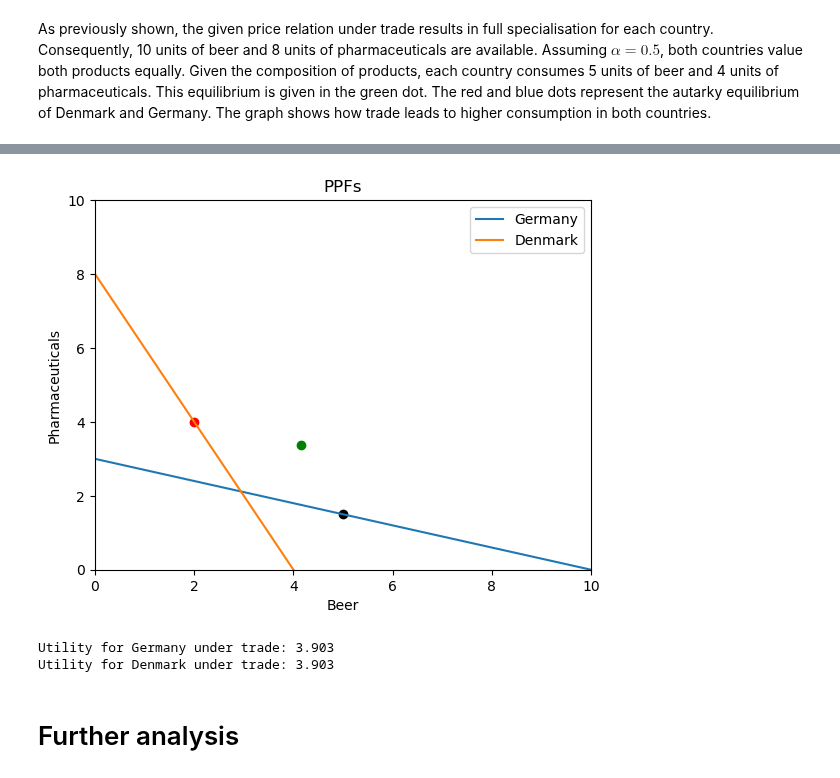
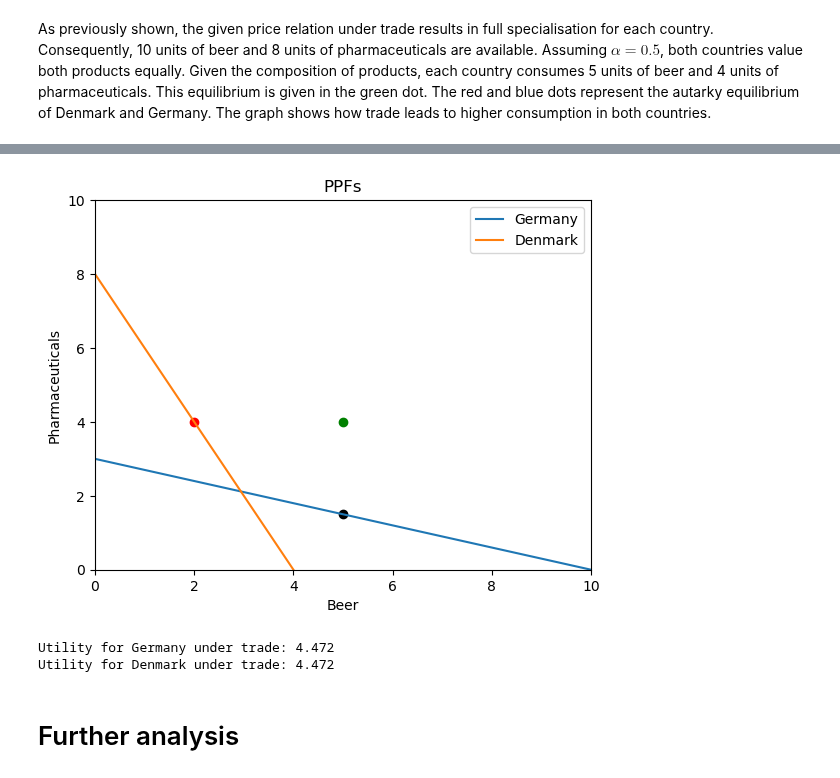
Before and after one commit to NumEconCopenhagen/projects-2023-mes, a Jupyter notebook: modelproject/modelproject.ipynb, the cells around one changed output, grey strips where cells are left out. Drawn from its saved outputs; the diff is of its cells as text; code cells hidden in the pictures.

```diff
--- a/modelproject/modelproject.ipynb
+++ b/modelproject/modelproject.ipynb
@@ -268,11 +271,11 @@ model = RicardianModelClass()
 
 # A.1 Insert values for alpha, a_1^DK and a_2^DK
 alpha = 0.5
-model.a1_dk = 4
-model.a2_dk = 8
+a1_d = 4
+a2_d = 8
 
 # A.2 Running the solver for the optimal consumption
-model.optimal_c1, model.optimal_c2 = model.optimize_autarky(alpha, model.a1_dk, model.a2_dk)
+model.optimal_c1, model.optimal_c2 = model.optimize_autarky(alpha, a1_d, a2_d)
 
 # A.3 Print the optimal values of c1 and c2
 print(f"Optimal value of c1 in Denmark: {model.optimal_c1:.3f}")
@@ -284,7 +287,7 @@ print(f"The Utility for Denmark is: {uDK:.3f}")
 
 
 # B. Visualize PPF
-model.ppf_plot_individual(model.a1_dk, model.a2_dk, model.optimal_c1, model.optimal_c2)
+model.ppf_plot_individual(a1_d, a2_d, model.optimal_c1, model.optimal_c2)
 plt.show()
 # %% [output]
 Optimal value of c1 in Denmark: 2.001
@@ -308,8 +311,8 @@ a1_val = 10 # Productivity G in good 1
 a_2_val = 8 # Productivity DK in good 2
 a1_g = 10 # Productivity G in good 1
 a2_g = 3 # Productivity G in good 2
-a1_dk = 4 # Productivity DK in good 1
-a2_dk = 8 # Productivity DK in good 2
+a1_d = 4 # Productivity DK in good 1
+a2_d = 8 # Productivity DK in good 2
 
 # B. Calculate the world price
 price_world = world_p_func(alpha_vec, L_val, L__val, a1_val, a_2_val)
@@ -318,12 +321,12 @@ price_world = world_p_func(alpha_vec, L_val, L__val, a1_val, a_2_val)
 autarky_price_g =  a2_g/a1_g
 
 # D. Calculate the autarky price for good 1 in Denmark
-autarky_price_dk = a2_dk/a1_dk
+autarky_price_d = a2_d/a1_d
 
 # E. Print the Prices
 print(f"The world price is: {price_world:.3f}")
 print(f"The autarky price for Germany in good 1 is: {autarky_price_g:.3f}")
-print(f"The autarky price for Denmark in good 1 is: {autarky_price_dk:.3f}")
+print(f"The autarky price for Denmark in good 1 is: {autarky_price_d:.3f}")
 # %% [output]
 The world price is: 0.947
 The autarky price for Germany in good 1 is: 0.300
@@ -439,39 +442,39 @@ def ppf_plot_trade(a1_d, a2_d, a1_g, a2_g):
 
     # Adding labels and title
     plt.xlabel('Beer')
     plt.ylabel('Pharmaceuticals')
     plt.title('PPFs')
     plt.xlim(0, 10)
     plt.ylim(0, 10)
 
     # add autarky equlibrium points Germany
     plt.scatter(5, 1.5, color='black')
 
     # add autarky equlibrium points Denmarl
     plt.scatter(2, 4, color='red')
 
     # add the trade equlibirum
-    plt.scatter(c1_Germany, c2_Germany, color='green')
+    plt.scatter(c1_g_trade, c2_g_trade, color='green')
 
     # Adding a legend
     plt.legend()
 
      # Displaying the plot
     plt.show()
 
 ppf_plot_trade(a1_d, a2_d, a1_g, a2_g)
 
 # Calculating the utility for Germany
-utility_trade = model.utility([c1_Germany, c2_Germany], alpha)
+utility_trade = model.utility([c1_g_trade, c2_g_trade], alpha)
 print(f"Utility for Germany under trade: {utility_trade:.3f}")
 
 # Calculating the utility for Denmark
-utility_trade = model.utility([c1_Denmark, c2_Denmark], alpha)
+utility_trade = model.utility([c1_d_trade, c2_d_trade], alpha)
 print(f"Utility for Denmark under trade: {utility_trade:.3f}")
 # %% [output]
-[figure, old version]
+[figure, new version]
-Utility for Germany under trade: 3.903
-Utility for Denmark under trade: 3.903
+Utility for Germany under trade: 4.472
+Utility for Denmark under trade: 4.472
 # %% [markdown]
 # Further analysis
 # %% [markdown]
```
Also changed, not shown: parts of 5 cells of this notebook.
